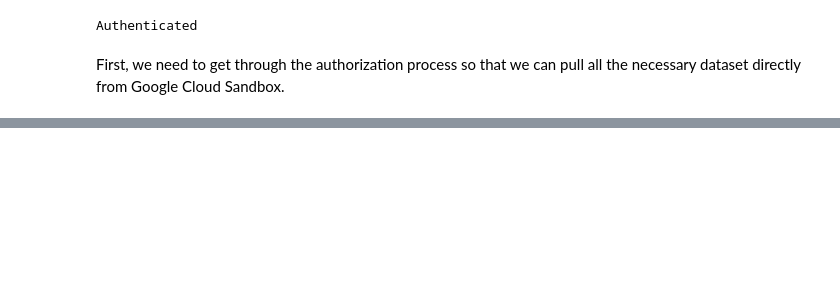
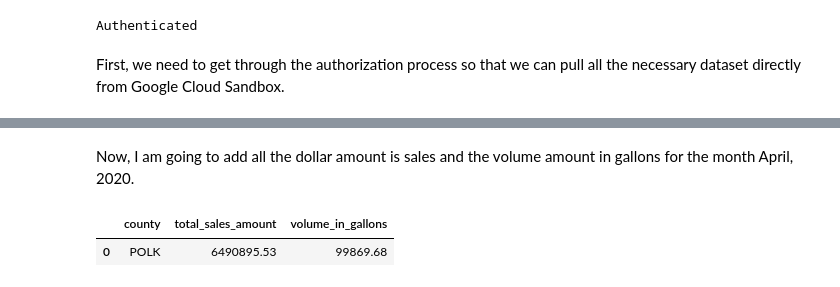
Before and after one commit to Nissun662/Data-Visual, a Jupyter notebook: Aayush_and_Nishan_Quiz_7.ipynb, the cells around one changed output, grey strips where cells are left out. Saved outputs shown, nothing was run; the diff lists cells and outputs as text; code cells hidden in the pictures; blank space fills up the shorter version.

```diff
--- a/Aayush_and_Nishan_Quiz_7.ipynb
+++ b/Aayush_and_Nishan_Quiz_7.ipynb
@@ -65,0 +62,11 @@ LIMIT 100
+# %% [markdown]
+Now, I am going to add all the dollar amount is sales and the volume amount in gallons for the month April, 2020.
+# %%
+%%bigquery --project bustling-cosmos-338722
+SELECT county as county, SUM(sale_dollars) as total_sales_amount, SUM(volume_sold_gallons) as volume_in_gallons
+FROM `bigquery-public-data.iowa_liquor_sales.sales`
+WHERE date BETWEEN '2020-04-01' AND '2020-04-30' AND county = "POLK"
+GROUP BY county
+# %% [output]
+|  | county | total_sales_amount | volume_in_gallons |
+| 0 | POLK | 6490895.53 | 99869.68 |
```
Also changed, not shown: parts of 13 cells of this notebook.
